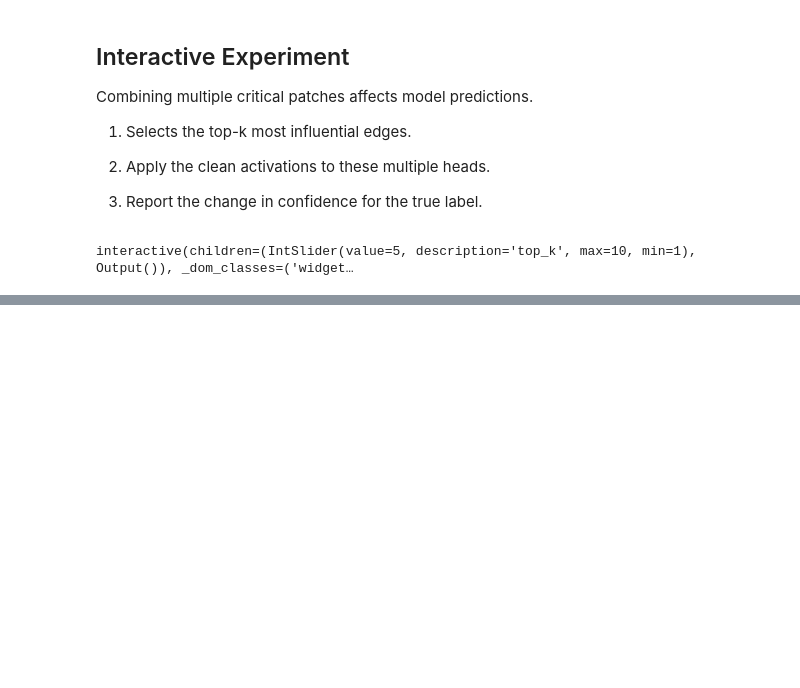
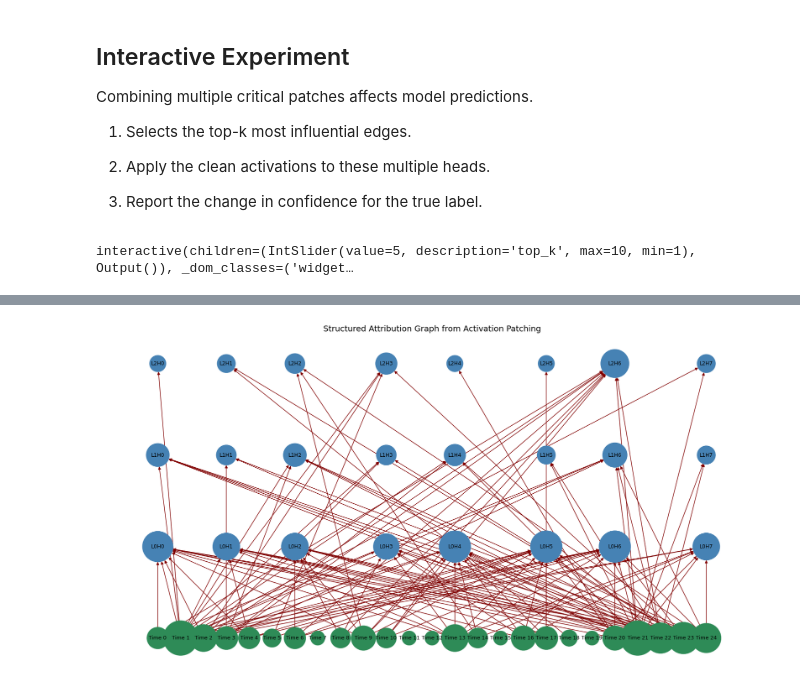
Before and after one commit to mathiisk/TSTpatching, a Jupyter notebook: TSTpatching.ipynb, the cells around one changed output, grey strips where cells are left out. Cells and saved outputs as stored; diff of their text form; code cells hidden in the pictures; blank space fills up the shorter version.

```diff
--- a/TSTpatching.ipynb
+++ b/TSTpatching.ipynb
@@ -431,0 +439,88 @@ interactive(children=(IntSlider(value=5, description='top_k', max=10, min=1), Ou
+# %%
+# Define the extracted plotting function based on `plot_structured_graph` logic from utils.py
+def plot_structured_graph(G: nx.DiGraph) -> None:
+    import matplotlib.pyplot as plt
+
+    # Step 1: Assign positions: timesteps on row 0, heads arranged by layer
+    pos = {}
+    time_nodes = sorted([n for n in G.nodes if n.startswith("Time")], key=lambda x: int(x.split()[1]))
+    head_nodes = [n for n in G.nodes if n.startswith("L")]
+
+    # Place time nodes
+    for i, node in enumerate(time_nodes):
+        pos[node] = (i, 0)
+
+    max_x = len(time_nodes) - 1  # horizontal span to match
+
+    # Group heads by layer
+    from collections import defaultdict
+    heads_by_layer = defaultdict(list)
+    for node in head_nodes:
+        layer = int(node[1])
+        heads_by_layer[layer].append(node)
+
+    # Sort heads in each layer and assign positions
+    for layer, heads in heads_by_layer.items():
+        n_heads = len(heads)
+        for i, node in enumerate(sorted(heads, key=lambda x: int(x[3:]))):
+            # Spread across the same horizontal range as time nodes
+            x = int(i * max_x / max(1, n_heads - 1))
+            pos[node] = (x, layer + 1)
+
+
+    # Step 2: Plot
+    plt.figure(figsize=(16, 8))
+
+    # Node styling
+    node_colors = ['seagreen' if n.startswith("Time") else 'steelblue' for n in G.nodes]
+    node_sizes = [600 + 200 * G.degree(n) for n in G.nodes]
+
+    # Edge styling
+    weights = [G[u][v].get('weight', 0.1) for u, v in G.edges]
+    edge_widths = [max(1.0, abs(w) * 8) for w in weights]
+
+    nx.draw(G, pos,
+            with_labels=True,
+            node_color=node_colors,
+            node_size=node_sizes,
+            width=edge_widths,
+            edge_color='maroon',
+            font_size=9,
+            arrows=True)
+
+    plt.title("Structured Attribution Graph from Activation Patching", fontsize=14)
+    plt.axis('off')
+    plt.tight_layout()
+    plt.show()
+
+
+G = nx.DiGraph()
+
+# CRITICAL EDGES
+# for l, h, pos, delta in critical_patches:
+#     G.add_edge(f"Time {pos}", f"L{l}H{h}", weight=delta)
+
+# ADD EDGES
+# Add all timestep nodes
+for pos in range(patch_probs_heads.shape[2]):
+    G.add_node(f"Time {pos}")
+
+# Add all attention head nodes
+for l in range(patch_probs_heads.shape[0]):
+    for h in range(patch_probs_heads.shape[1]):
+        G.add_node(f"L{l}H{h}")
+
+
+threshold = 0.01  # or 0.02 if you want a bit more detail
+
+for l in range(patch_probs_heads.shape[0]):
+    for h in range(patch_probs_heads.shape[1]):
+        for pos in range(patch_probs_heads.shape[2]):
+            delta = patch_probs_heads[l, h, pos, y2] - baseline[y2]
+            if abs(delta) >= threshold:
+                G.add_edge(f"Time {pos}", f"L{l}H{h}", weight=delta)
+
+
+plot_structured_graph(G)
+# %% [output]
+[figure, added]
```
Also changed, not shown: parts of 10 cells of this notebook, 1 other file.
